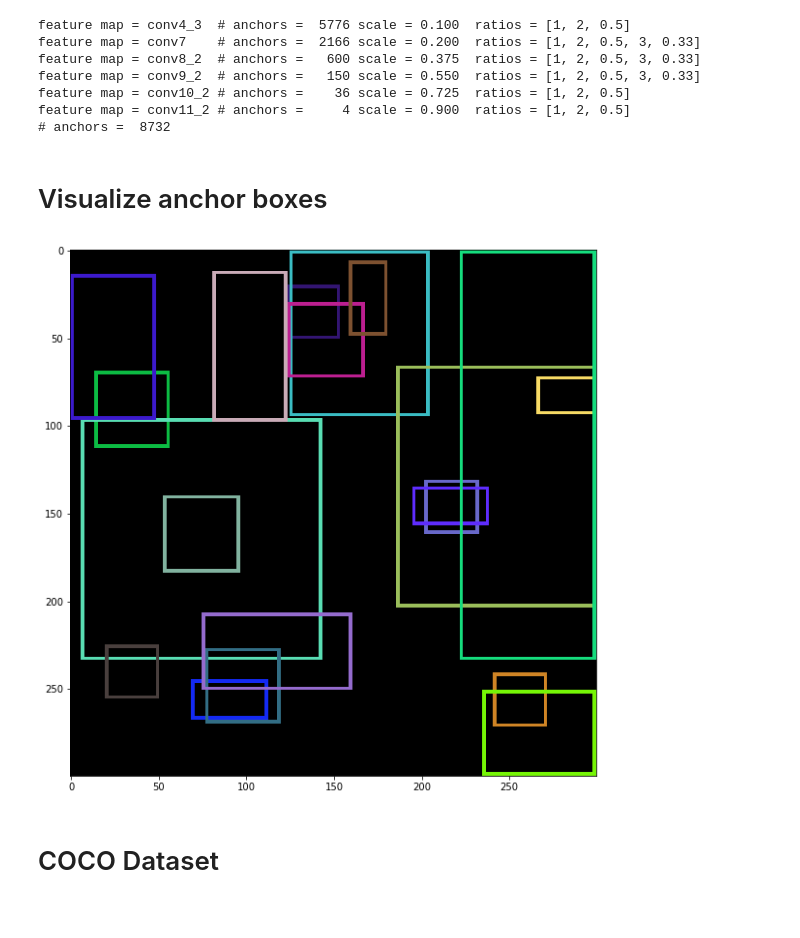
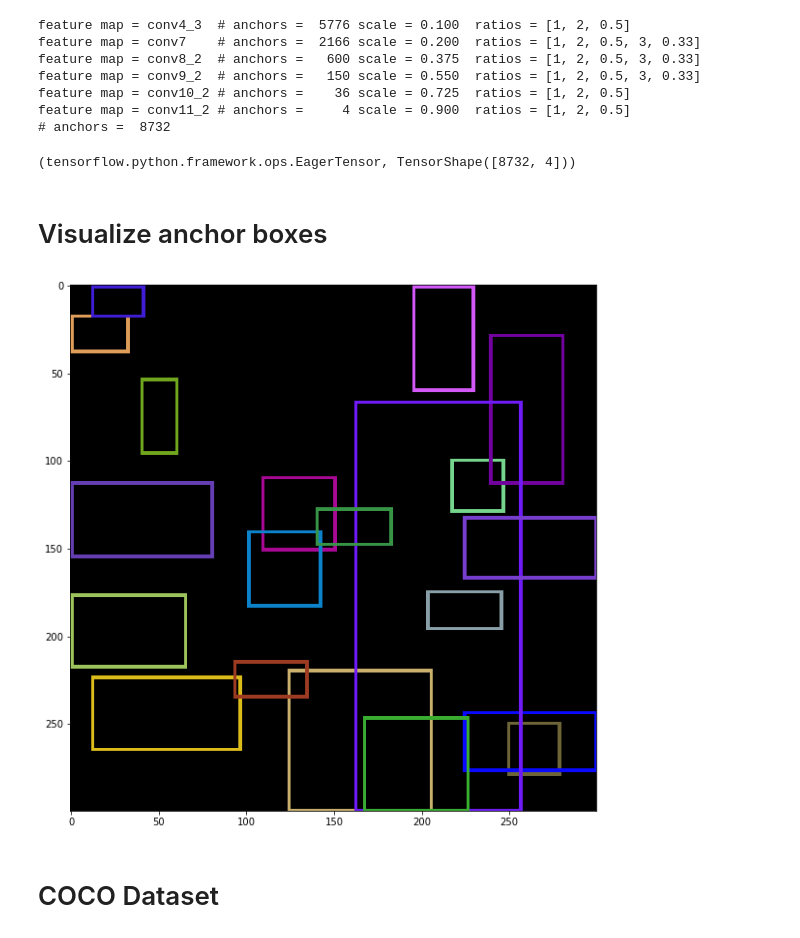
Before and after one commit to quanhua92/TensorFlow-2.x-Cheatsheet, a Jupyter notebook: notebooks/object detection - SSD.ipynb, the cells around one changed output. Cells and saved outputs as stored; diff of their text form; code cells hidden in the pictures.

```diff
--- a/notebooks/object detection - SSD.ipynb
+++ b/notebooks/object detection - SSD.ipynb
@@ -160,7 +166,16 @@ ________________________________________________________________________________
 import math
 from collections import OrderedDict
 
-def create_anchor_boxes(verbose=False):
+def cxcy_to_xyxy(box):
+    """
+    Input:
+    box: (cx, cy, w, h)
+    Output:
+    box: (xmin, ymin, xmax, ymax)
+    """
+    return tf.clip_by_value(tf.concat([box[...,:2] - box[...,2:] / 2, box[...,:2] + box[...,2:] / 2], axis=-1), 0, 1)
+
+def create_anchor_boxes(verbose=False, is_tensor=True, is_xyxy=True):
     anchors_config = OrderedDict({
         "conv4_3": {
             "size": 38,
@@ -237,6 +252,14 @@ def create_anchor_boxes(verbose=False):
                   "scale =", "{:.3f}".format(scale), " ratios =", ratios)
     if verbose:
         print("# anchors = ", len(anchors))
+
+    if is_tensor:
+        anchors = tf.constant(anchors, dtype=tf.float32)
+        anchors = tf.clip_by_value(anchors, 0.0, 1.0)
+
+    if is_xyxy:
+        anchors = cxcy_to_xyxy(anchors)
+
     return anchors
 # %%
 anchors = create_anchor_boxes(verbose=True)
@@ -248,6 +271,10 @@ feature map = conv9_2  # anchors =   150 scale = 0.550  ratios = [1, 2, 0.5, 3,
 feature map = conv10_2 # anchors =    36 scale = 0.725  ratios = [1, 2, 0.5]
 feature map = conv11_2 # anchors =     4 scale = 0.900  ratios = [1, 2, 0.5]
 # anchors =  8732
+# %%
+type(anchors), anchors.shape
+# %% [output]
+(tensorflow.python.framework.ops.EagerTensor, TensorShape([8732, 4]))
 # %% [markdown]
 # Visualize anchor boxes
 # %%
@@ -260,10 +287,14 @@ from matplotlib import pyplot as plt
 def random_colors():
     return (random.randint(0, 255), random.randint(0, 255), random.randint(0, 255))
 
-def draw_anchor(draw, anchor, img_size, label_text=None, font=ImageFont.truetype('arial', size=10)):
-    cx, cy, w, h = anchor
-    tl = (max(0, (cx - w / 2) * img_size), max(0, (cy - h / 2) * img_size))
-    br = (min(img_size - 1, (cx + w / 2) * img_size), min(img_size - 1, (cy + h / 2) * img_size))
+def draw_anchor(draw, anchor, img_size, label_text=None, font=ImageFont.truetype('arial', size=10), xyxy=True):
+    if xyxy is False:
+        cx, cy, w, h = anchor
+        tl = (max(0, (cx - w / 2) * img_size), max(0, (cy - h / 2) * img_size))
+        br = (min(img_size - 1, (cx + w / 2) * img_size), min(img_size - 1, (cy + h / 2) * img_size))
+    else:
+        tl = (anchor[0] * img_size, anchor[1] * img_size)
+        br = (anchor[2] * img_size, anchor[3] * img_size)
     color = random_colors()
     draw.rectangle((tl, br), outline=color, width=2)
 
@@ -272,19 +303,23 @@ def draw_anchor(draw, anchor, img_size, label_text=None, font=ImageFont.truetype
         draw.rectangle((tl, (tl[0] + txt_size[0], tl[1] + txt_size[1])), fill=color)
         draw.text(tl, label_text, font=font)
 
-def visualize_anchor_boxes(anchors, n_anchors=10, image=None, img_size=300, figsize=(5, 5)):
+def visualize_anchor_boxes(anchors, n_anchors=10, image=None, img_size=300, figsize=(5, 5), xyxy=True):
     if image is None:
         image = Image.new('RGB', (img_size, img_size))
     draw = ImageDraw.Draw(image)
-    for anchor in random.sample(anchors, k=n_anchors):
-        draw_anchor(draw, anchor, img_size)
+
+
+    idx = tf.random.uniform(shape=[n_anchors], dtype=tf.int32, maxval=anchors.shape[0])
+    selected = tf.gather(anchors, idx)
+    for anchor in selected:
+        draw_anchor(draw, anchor, img_size, xyxy=True)
 
     plt.figure(figsize=figsize)
     plt.imshow(image)
 # %%
-visualize_anchor_boxes(anchors, figsize=(10, 10), n_anchors=20)
+visualize_anchor_boxes(anchors, figsize=(10, 10), n_anchors=20, xyxy=True)
 # %% [output]
-[figure, old version]
+[figure, new version]
 # %% [markdown]
 # COCO Dataset
 # %%
```
Also changed, not shown: parts of 15 cells of this notebook.
